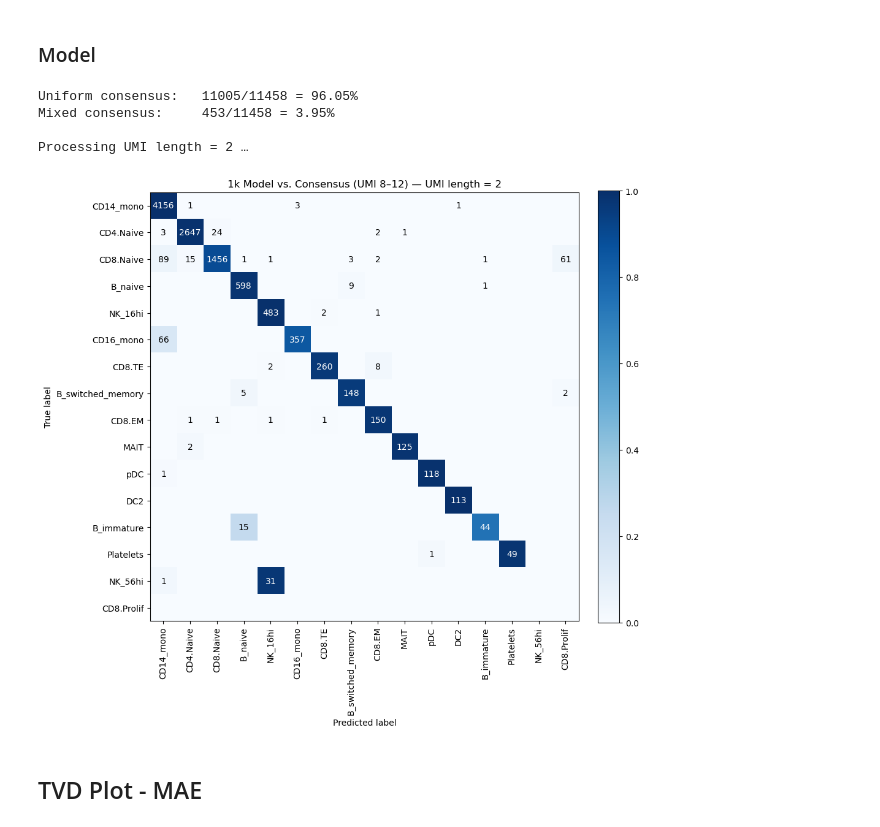
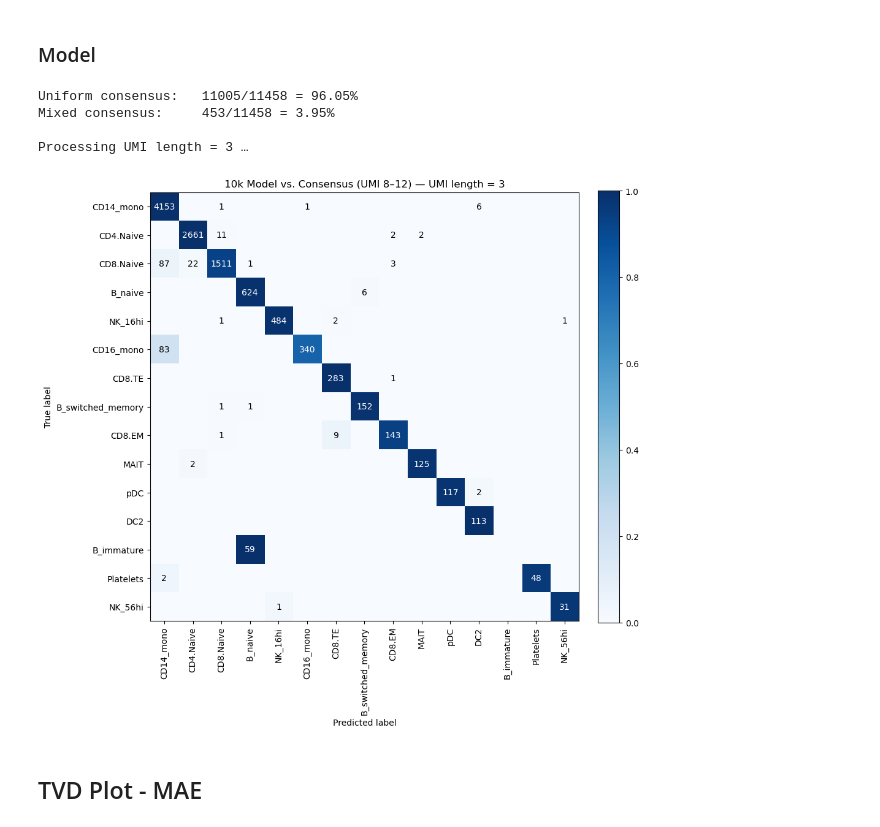
Before and after one commit to agdylan/minimal_UMIs, a Jupyter notebook: figures_ur/manuscript_figures_notebook.ipynb, the cells around one changed output. Drawn from its saved outputs; the diff is of its cells as text; code cells hidden in the pictures.

Commit message:
figures update

```diff
--- a/figures_ur/manuscript_figures_notebook.ipynb
+++ b/figures_ur/manuscript_figures_notebook.ipynb
@@ -901,7 +901,7 @@ exclude = {
 
 # ──────────────────────────────────────────────────────────────────────────────
 # 3) Only process UMI length of 3
-umi = 2
+umi = 3
 print(f"\nProcessing UMI length = {umi} …")
 
 adata = sc.read_h5ad(os.path.join(base_path, f"annotated_adata_{umi}.h5ad"))
@@ -945,7 +945,8 @@ ax.set_xticklabels(labels, rotation=90, ha="center")
 ax.set_yticklabels(labels)
 ax.set_xlabel("Predicted label")
 ax.set_ylabel("True label")
-ax.set_title(f"1k Naive - UMI {umi}: Confusion vs. Consensus")
+# ax.set_title(f"1k Naive - UMI {umi}: Confusion vs. Consensus")
+ax.set_title(f"10k Naive - UMI {umi}: Confusion vs. Consensus")
 
 thresh = 0.5
 for r in range(n):
@@ -1026,7 +1027,7 @@ print(f"Mixed consensus:     {non_uniform}/{total} = {non_uniform/total*100:.2f}
 
 # ──────────────────────────────────────────────────────────────────────────────
 # 4) Only process UMI length of 3
-umi = 2
+umi = 3
 print(f"Processing UMI length = {umi} …")
 
 # load inverted‐model AnnData
@@ -1073,36 +1074,37 @@ fig, ax = plt.subplots(figsize=(10, 10))
 im = ax.imshow(cm_prop, cmap="Blues", vmin=0, vmax=1)
 
 # ticks & labels
 ax.set_xticks(np.arange(n))
 ax.set_yticks(np.arange(n))
 ax.set_xticklabels(labels, rotation=90, ha="center")
 ax.set_yticklabels(labels)
 ax.set_xlabel("Predicted label")
 ax.set_ylabel("True label")
-ax.set_title(f"1k Model vs. Consensus (UMI 8–12) — UMI length = {umi}")
+# ax.set_title(f"1k Model vs. Consensus (UMI 8–12) — UMI length = {umi}")
+ax.set_title(f"10k Model vs. Consensus (UMI 8–12) — UMI length = {umi}")
 
 # annotate with raw counts; text white if prop>0.5
 thresh = 0.5
 for r in range(n):
     for c in range(n):
         cnt = cm[r, c]
         if cnt == 0:
             continue
         color = "white" if cm_prop[r, c] > thresh else "black"
         ax.text(c, r, str(cnt), ha="center", va="center", color=color)
 
 # colorbar
 cbar = fig.colorbar(im, ax=ax, fraction=0.046, pad=0.04)
 
 plt.tight_layout()
 plt.savefig(f"/data/dagyeman/cellranger/bam_file_analysis/figures_ur/manuscript_figures/10k_PBMCs/model_confusion_matrix_UMI_{umi}.pdf")
 plt.show()
 # %% [output]
 Uniform consensus:   11005/11458 = 96.05%
 Mixed consensus:     453/11458 = 3.95%
 
-Processing UMI length = 2 …
+Processing UMI length = 3 …
-[figure, old version]
+[figure, new version]
 # %% [markdown]
 ## TVD Plot - MAE
 # %%
```
Also changed, not shown: parts of 3 cells of this notebook, 4 other files.
